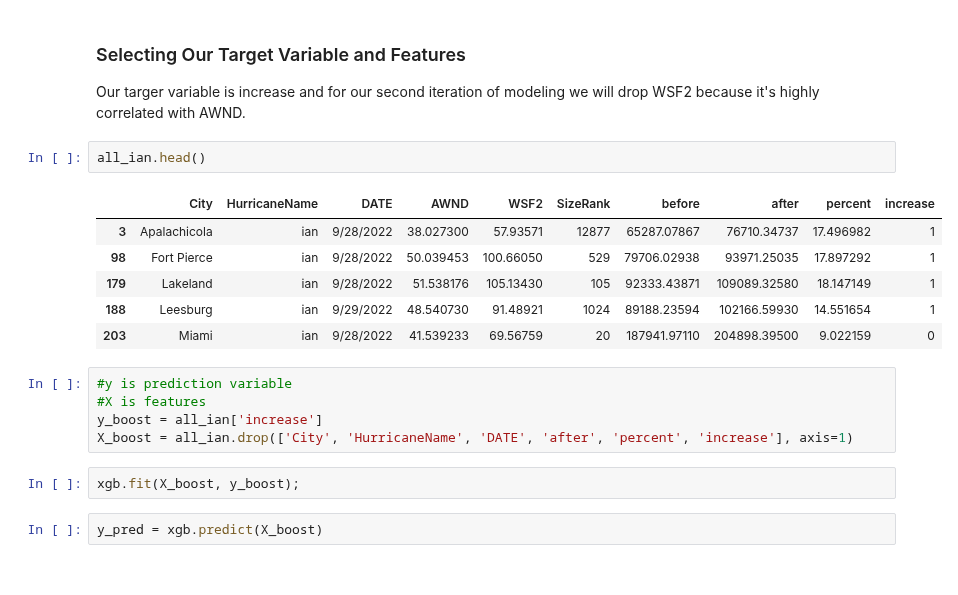
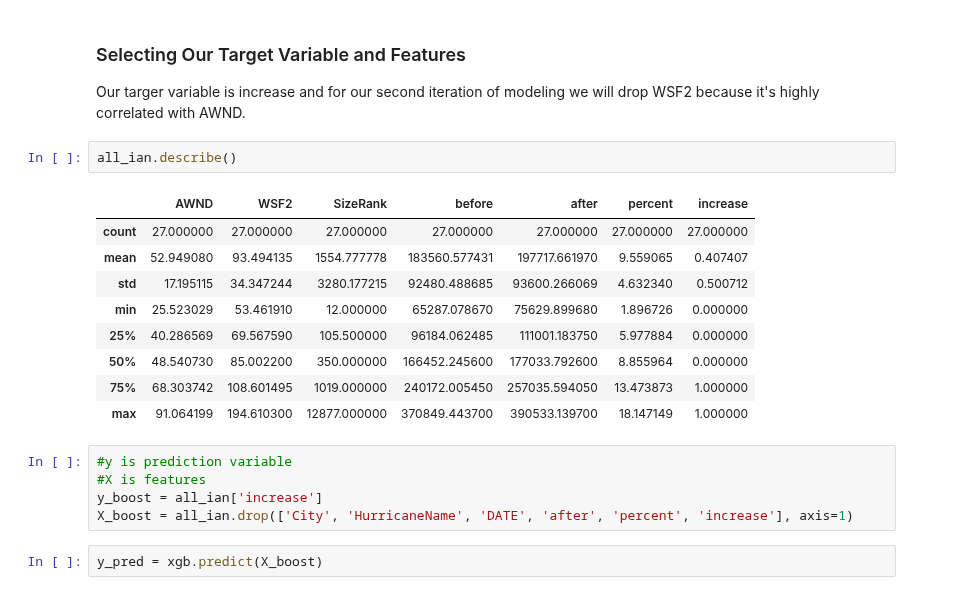
Before and after one commit to SSGrasland/Modeling-Hurricane-Impact-on-Florida-Real-Estate-Value-, a Jupyter notebook: 4. Modeling.ipynb, the cells around one changed output. Drawn from its saved outputs; the diff is of its cells as text.

```diff
--- a/4. Modeling.ipynb
+++ b/4. Modeling.ipynb
@@ -1023,21 +951,22 @@ xgb = xgb.XGBClassifier(random_state=56)
 ### Selecting Our Target Variable and Features
 Our targer variable is increase and for our second iteration of modeling we will drop WSF2 because it's highly correlated with AWND.
 # %%
-all_ian.head()
+all_ian.describe()
 # %% [output]
-|  | City | HurricaneName | DATE | AWND | WSF2 | SizeRank | before | after | percent | increase |
-| 3 | Apalachicola | ian | 9/28/2022 | 38.027300 | 57.93571 | 12877 | 65287.07867 | 76710.34737 | 17.496982 | 1 |
-| 98 | Fort Pierce | ian | 9/28/2022 | 50.039453 | 100.66050 | 529 | 79706.02938 | 93971.25035 | 17.897292 | 1 |
-| 179 | Lakeland | ian | 9/28/2022 | 51.538176 | 105.13430 | 105 | 92333.43871 | 109089.32580 | 18.147149 | 1 |
-| 188 | Leesburg | ian | 9/29/2022 | 48.540730 | 91.48921 | 1024 | 89188.23594 | 102166.59930 | 14.551654 | 1 |
-| 203 | Miami | ian | 9/28/2022 | 41.539233 | 69.56759 | 20 | 187941.97110 | 204898.39500 | 9.022159 | 0 |
+|  | AWND | WSF2 | SizeRank | before | after | percent | increase |
+| count | 27.000000 | 27.000000 | 27.000000 | 27.000000 | 27.000000 | 27.000000 | 27.000000 |
+| mean | 52.949080 | 93.494135 | 1554.777778 | 183560.577431 | 197717.661970 | 9.559065 | 0.407407 |
+| std | 17.195115 | 34.347244 | 3280.177215 | 92480.488685 | 93600.266069 | 4.632340 | 0.500712 |
+| min | 25.523029 | 53.461910 | 12.000000 | 65287.078670 | 75629.899680 | 1.896726 | 0.000000 |
+| 25% | 40.286569 | 69.567590 | 105.500000 | 96184.062485 | 111001.183750 | 5.977884 | 0.000000 |
+| 50% | 48.540730 | 85.002200 | 350.000000 | 166452.245600 | 177033.792600 | 8.855964 | 0.000000 |
+| 75% | 68.303742 | 108.601495 | 1019.000000 | 240172.005450 | 257035.594050 | 13.473873 | 1.000000 |
+| max | 91.064199 | 194.610300 | 12877.000000 | 370849.443700 | 390533.139700 | 18.147149 | 1.000000 |
 # %%
 #y is prediction variable
 #X is features
 y_boost = all_ian['increase']
 X_boost = all_ian.drop(['City', 'HurricaneName', 'DATE', 'after', 'percent', 'increase'], axis=1)
-# %%
-xgb.fit(X_boost, y_boost);
 # %%
 y_pred = xgb.predict(X_boost)
 # %%
```
Also changed, not shown: parts of 41 cells of this notebook, 5 other files.
